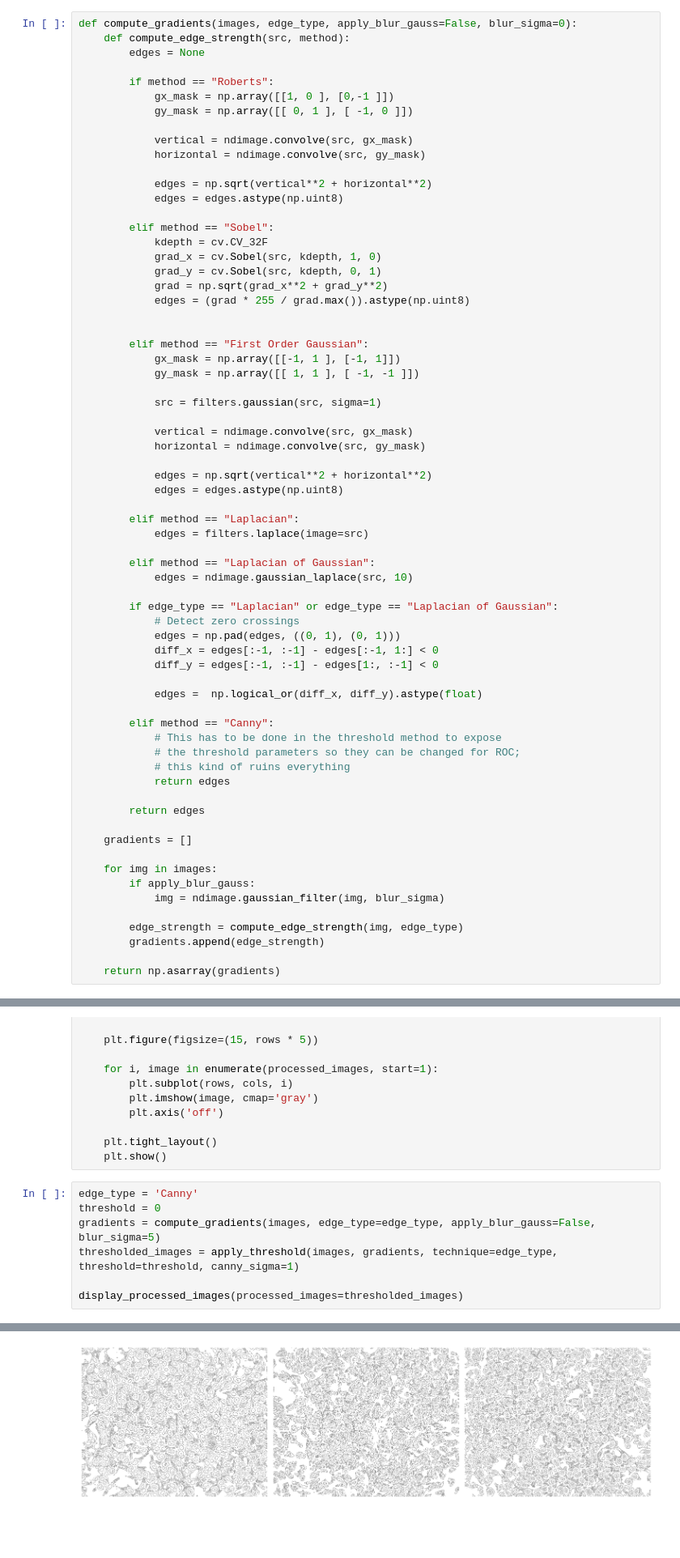
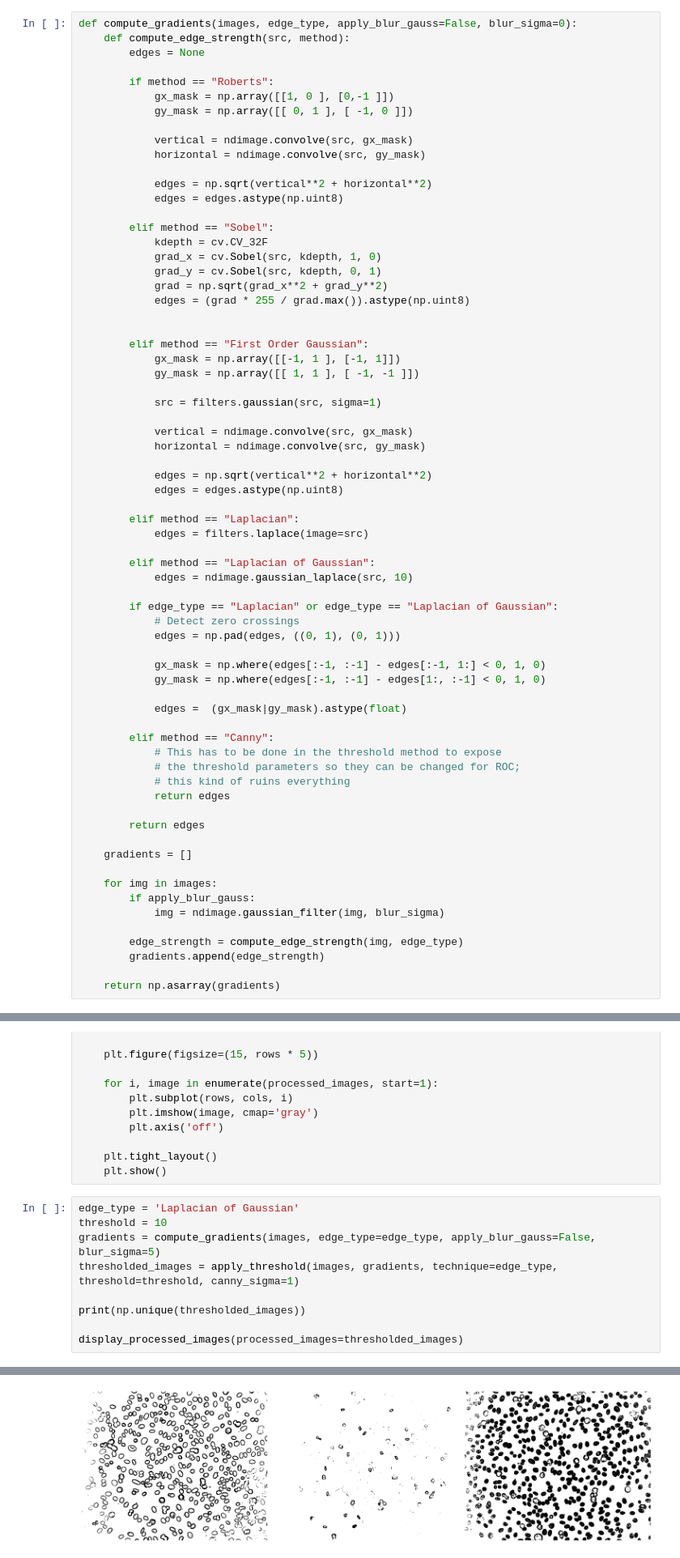
Before and after one commit to RRabayah/CVProj, a Jupyter notebook: task2.ipynb, the cells around one changed output, grey strips where cells are left out. Shown: that part at 81% size. Saved outputs shown, nothing was run; the diff lists cells and outputs as text; blank space fills up the shorter version.

```diff
--- a/task2.ipynb
+++ b/task2.ipynb
@@ -60,10 +60,11 @@ def compute_gradients(images, edge_type, apply_blur_gauss=False, blur_sigma=0):
         if edge_type == "Laplacian" or edge_type == "Laplacian of Gaussian":
             # Detect zero crossings
             edges = np.pad(edges, ((0, 1), (0, 1)))
-            diff_x = edges[:-1, :-1] - edges[:-1, 1:] < 0
-            diff_y = edges[:-1, :-1] - edges[1:, :-1] < 0
 
-            edges =  np.logical_or(diff_x, diff_y).astype(float)
+            gx_mask = np.where(edges[:-1, :-1] - edges[:-1, 1:] < 0, 1, 0)
+            gy_mask = np.where(edges[:-1, :-1] - edges[1:, :-1] < 0, 1, 0)
+
+            edges =  (gx_mask|gy_mask).astype(float)
 
         elif method == "Canny":
             # This has to be done in the threshold method to expose
@@ -139,10 +141,12 @@ def display_processed_images(processed_images):
     plt.tight_layout()
     plt.show()
 # %%
-edge_type = 'Canny'
-threshold = 0
+edge_type = 'Laplacian of Gaussian'
+threshold = 10
 gradients = compute_gradients(images, edge_type=edge_type, apply_blur_gauss=False, blur_sigma=5)
 thresholded_images = apply_threshold(images, gradients, technique=edge_type, threshold=threshold, canny_sigma=1)
 
+print(np.unique(thresholded_images))
+
 display_processed_images(processed_images=thresholded_images)
 # %% [output]
@@ -149,4 +154,4 @@ display_processed_images(processed_images=thresholded_images)
-[figure, old version]
+[figure, new version]
 # %%
 methods_settings = [
     #{"name": "Laplacian", "apply_blur_gauss": False, "blur_sigma": 1},
```
Also changed, not shown: parts of 2 cells of this notebook, 4 other files.
